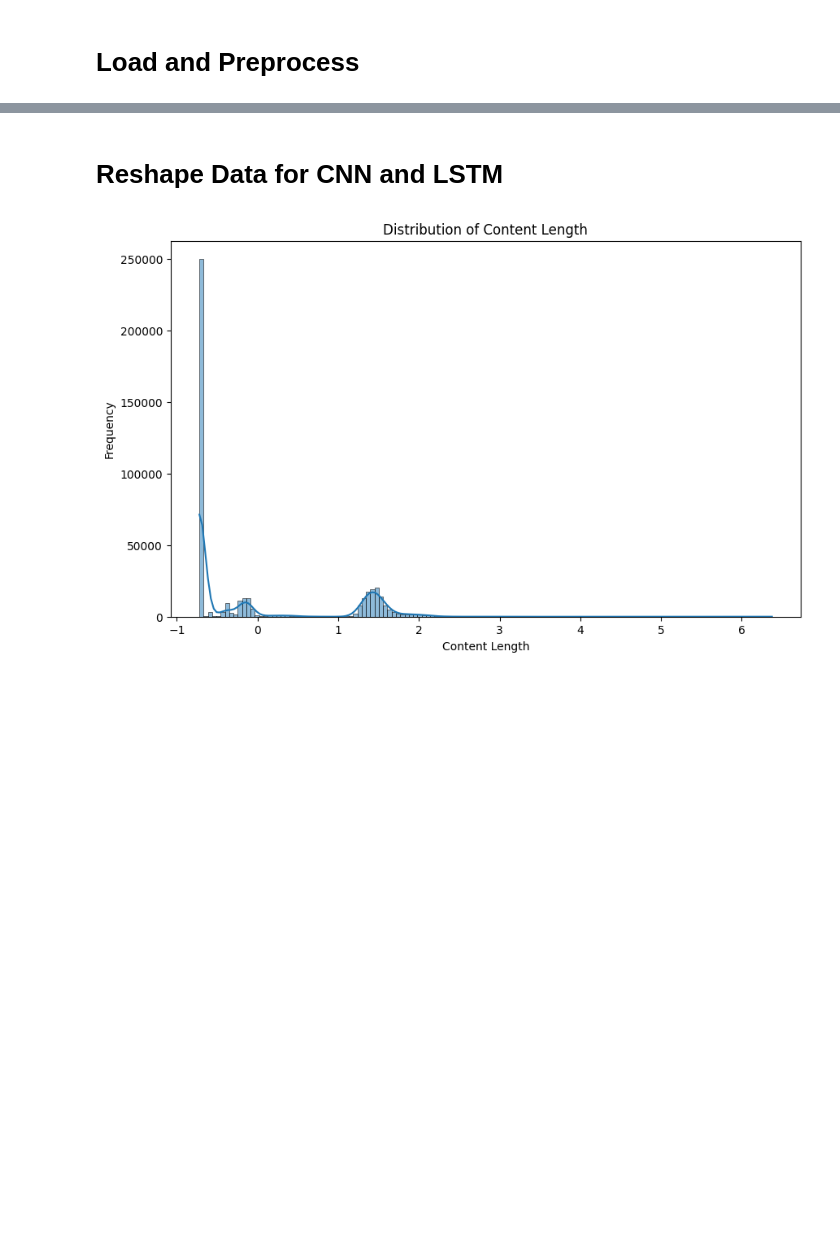
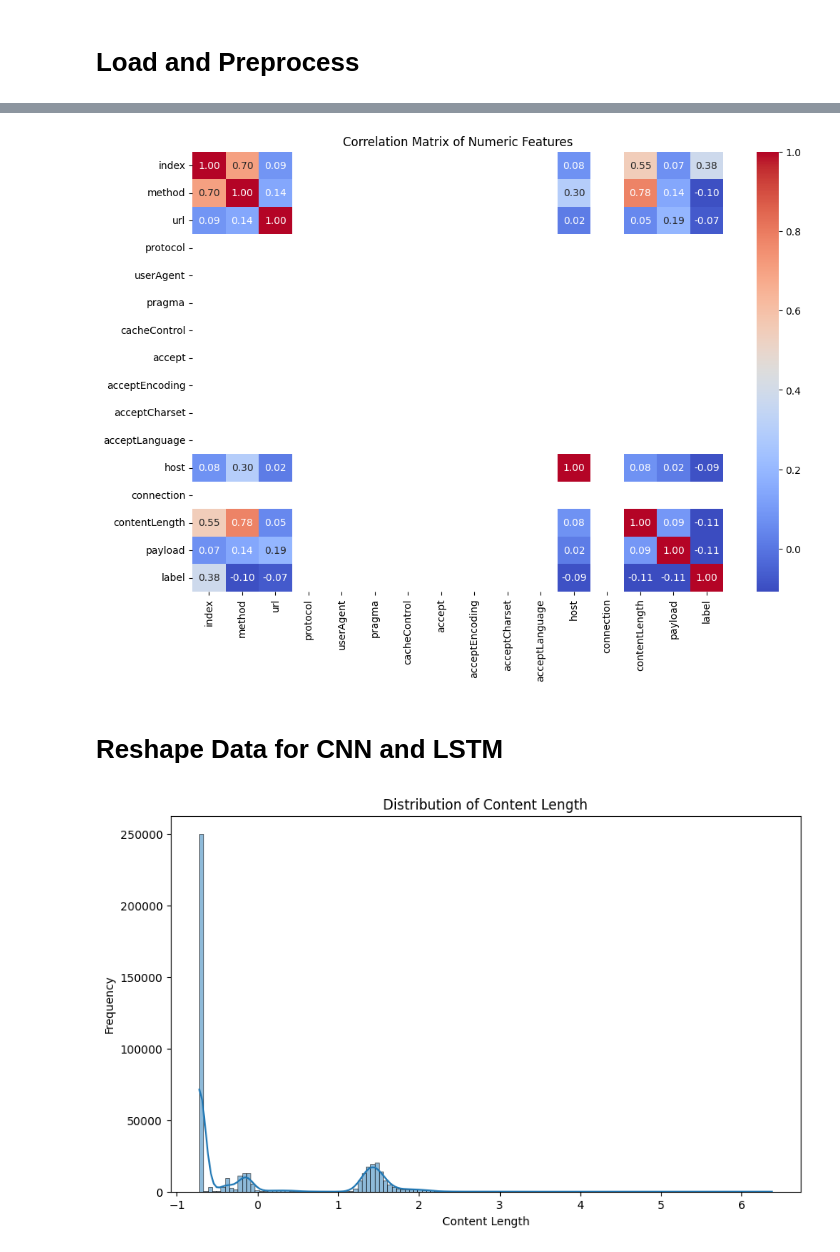
Before and after one commit to Yaadee/WAF_with_ml, a Jupyter notebook: notebook/EDA.ipynb, the cells around one changed output, grey strips where cells are left out. Saved outputs shown, nothing was run; the diff lists cells and outputs as text; code cells hidden in the pictures; blank space fills up the shorter version.

```diff
--- a/notebook/EDA.ipynb
+++ b/notebook/EDA.ipynb
@@ -84,3 +143,17 @@ X_train, X_test, y_train, y_test = train_test_split(X, y, test_size=0.2, random_
+# %%
+# Select only numeric columns
+numeric_columns = web_df.select_dtypes(include=[np.number])
+
+# Calculate the correlation matrix for numeric columns
+correlation_matrix = numeric_columns.corr()
+
+# Plotting the correlation heatmap
+plt.figure(figsize=(12, 8))
+sns.heatmap(correlation_matrix, annot=True, cmap='coolwarm', fmt='.2f')
+plt.title('Correlation Matrix of Numeric Features')
+plt.show()
+# %% [output]
+[figure, added]
 # %% [markdown]
 #  Reshape Data for CNN and LSTM
 # %%
```
Also changed, not shown: parts of 25 cells of this notebook.
